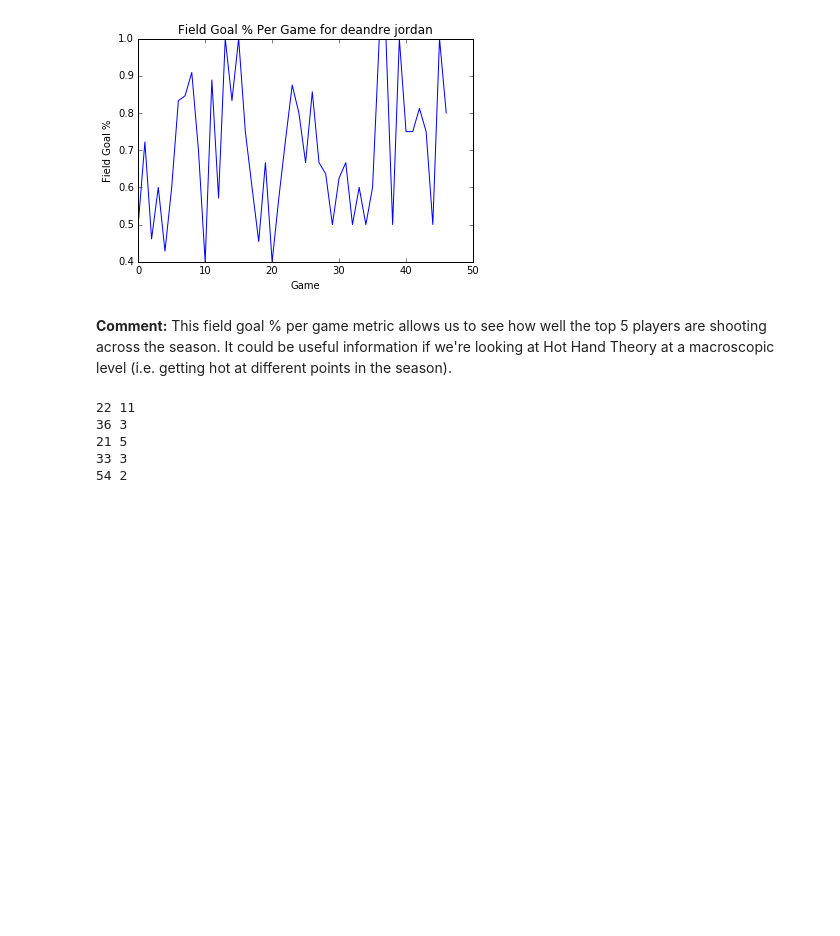
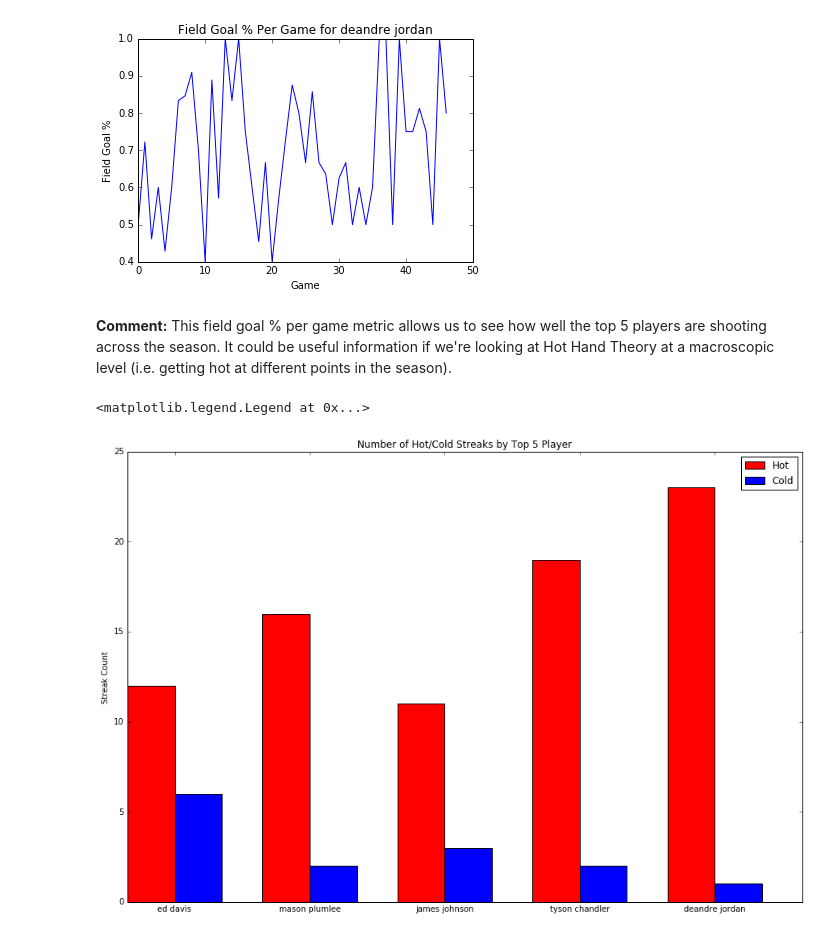
Before and after one commit to kylekwong/cs109-hot-hand, a Jupyter notebook: hothand_cs109a_finalproject.ipynb, the cells around one changed output. Saved outputs shown, nothing was run; the diff lists cells and outputs as text; code cells hidden in the pictures; blank space fills up the shorter version.

Commit message:
added streak count graphs and shot chart graphs

```diff
--- a/hothand_cs109a_finalproject.ipynb
+++ b/hothand_cs109a_finalproject.ipynb
@@ -277,18 +277,36 @@ for player in top_5_players:
     df_list.append(shot_logs_reduced[shot_logs_reduced['player_id'] == player])
 # then create full df
 top_5_df = pd.concat(df_list)
-# %%
-# let's look to see how many hot and cold streaks our top 5 players get on (defining a streak as >= 4 shots made/missed in a row as defined in lit review)
-for player in top_5_players:
-    player_df = top_5_df[top_5_df['player_id'] == player]
-    hot_streaks = player_df[player_df['current_streak'] >= 4]
-    cold_streaks = player_df[player_df['current_streak'] <= -4]
-
-
-    ########### TO DO: Don't double count streaks ###################
-# %% [output]
-22 11
-36 3
-21 5
-33 3
-54 2
+# %%
+# let's look to see how many hot and cold streaks our top 5 players get on (defining a streak as >= 4 shots made/missed in a row as defined in lit review)
+hot_streaks = []
+cold_streaks = []
+player_names = []
+for player in top_5_players:
+    player_df = top_5_df[top_5_df['player_id'] == player]
+    player_names.append(player_df['player_name'].unique()[0])
+    # count number of streaks (only count for == 4 or == -4, because if we do >=, we'll be double counting streaks (i.e. a streak of 5 is the same streak as one of 4 before it))
+    hot_streak_count = player_df[player_df['current_streak'] == 4].shape[0]
+    cold_streak_count = player_df[player_df['current_streak'] == -4].shape[0]
+    hot_streaks.append(hot_streak_count)
+    cold_streaks.append(cold_streak_count)
+
+# plot a bar graph of number of streaks
+ind = np.arange(5)  # the x locations for the groups
+width = 0.35       # the width of the bars
+
+fig = plt.figure(figsize=(15,10))
+ax = fig.add_subplot(1, 1, 1)
+rects1 = ax.bar(ind, hot_streaks, width, color='r')
+rects2 = ax.bar(ind + width, cold_streaks, width, color='b')
+
+# add some text for labels, title and axes ticks
+ax.set_ylabel('Streak Count')
+ax.set_title('Number of Hot/Cold Streaks by Top 5 Player')
+ax.set_xticks(ind + width)
+ax.set_xticklabels(player_names)
+
+ax.legend((rects1[0], rects2[0]), ('Hot', 'Cold'))
+# %% [output]
+<matplotlib.legend.Legend at 0x...>
+[figure, added]
```
Also changed, not shown: parts of 3 cells of this notebook.
